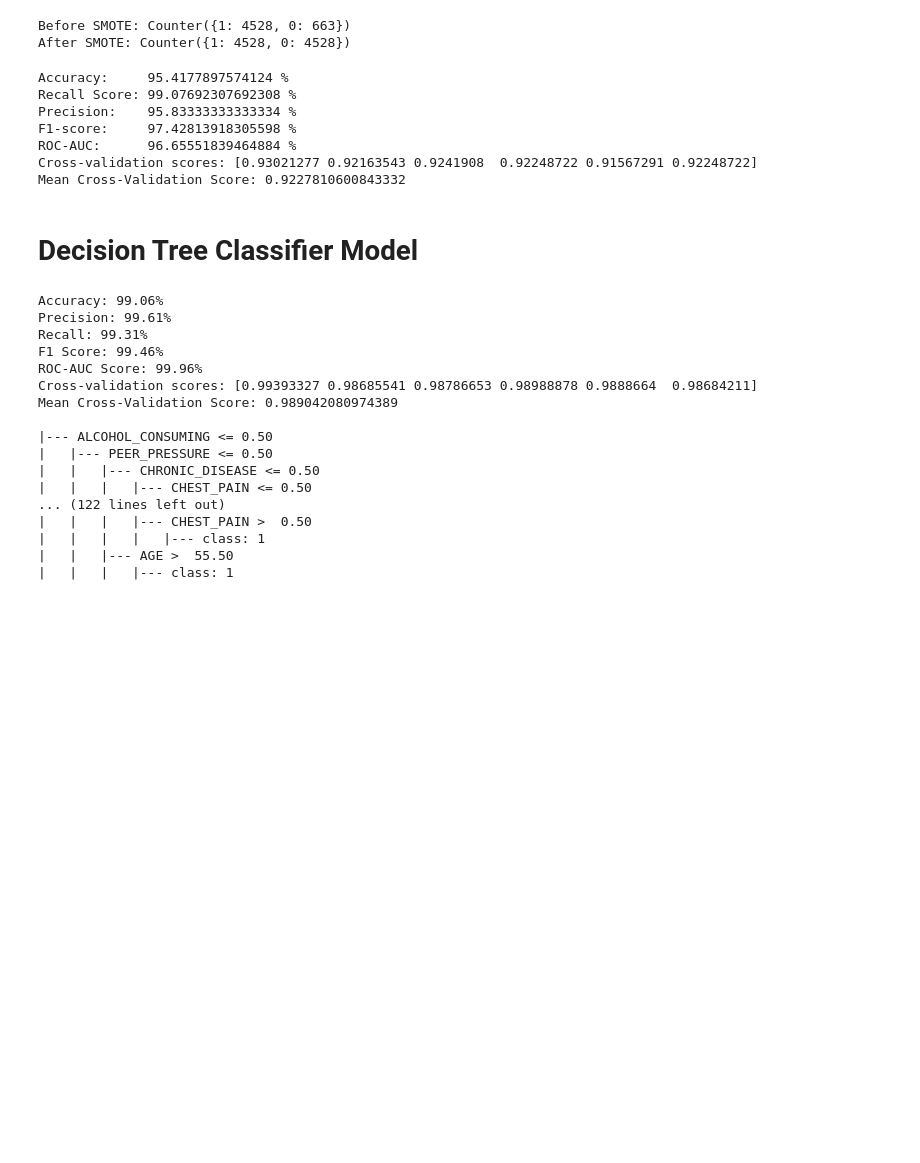
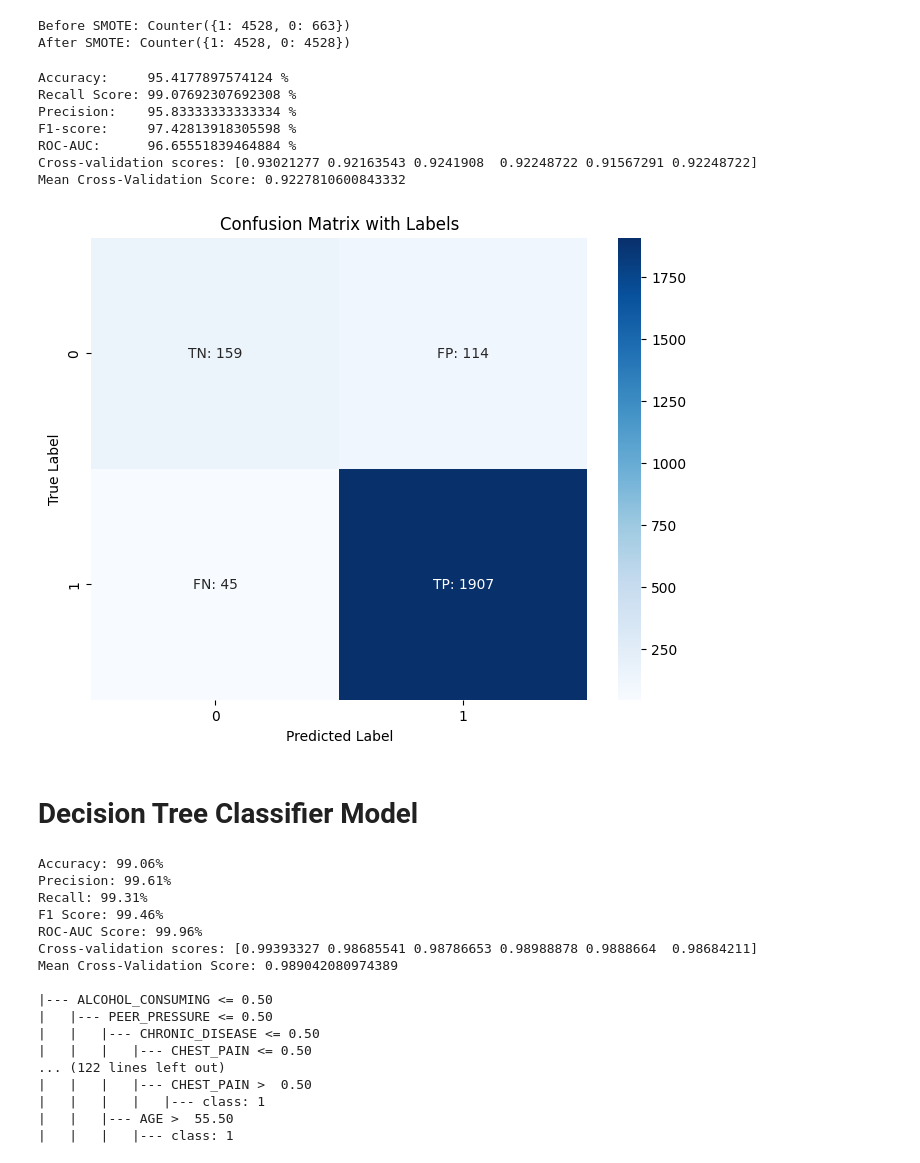
Before and after one commit to alipakdamangh/lung_cancer_analysis, a Jupyter notebook: main.ipynb, the cells around one changed output. Drawn from its saved outputs; the diff is of its cells as text; code cells hidden in the pictures; blank space fills up the shorter version.

```diff
--- a/main.ipynb
+++ b/main.ipynb
@@ -210,6 +207,44 @@ F1-score:     97.42813918305598 %
 ROC-AUC:      96.65551839464884 %
 Cross-validation scores: [0.93021277 0.92163543 0.9241908  0.92248722 0.91567291 0.92248722]
 Mean Cross-Validation Score: 0.9227810600843332
+# %%
+import pandas as pd
+import matplotlib.pyplot as plt
+import seaborn as sns
+from sklearn.metrics import confusion_matrix
+
+# Define features (X) and target variable (y)
+X = df.drop(columns=['LUNG_CANCER'])
+y = df['LUNG_CANCER']
+
+# Split data into training and testing sets
+X_train, X_test, y_train, y_test = train_test_split(X, y, test_size=0.3, random_state=48)
+
+# Create and train the logistic regression model
+model = LogisticRegression(max_iter=1000)
+model.fit(X_train, y_train)
+
+# Make predictions on the testing set
+y_pred = model.predict(X_test)
+
+# Calculate confusion matrix
+cm = confusion_matrix(y_test, y_pred)
+
+# Create a labeled confusion matrix
+labels = [
+    [f"TN: {cm[0, 0]}", f"FP: {cm[0, 1]}"],
+    [f"FN: {cm[1, 0]}", f"TP: {cm[1, 1]}"]
+]
+
+# Plot the confusion matrix with labels
+plt.figure(figsize=(8, 6))
+sns.heatmap(cm, annot=labels, fmt='', cmap='Blues', xticklabels=model.classes_, yticklabels=model.classes_)
+plt.title('Confusion Matrix with Labels')
+plt.xlabel('Predicted Label')
+plt.ylabel('True Label')
+plt.show()
+# %% [output]
+[figure, added]
 # %% [markdown]
 # Decision Tree Classifier Model
 # %%
```
Also changed, not shown: parts of 7 cells of this notebook, 3 other files.
